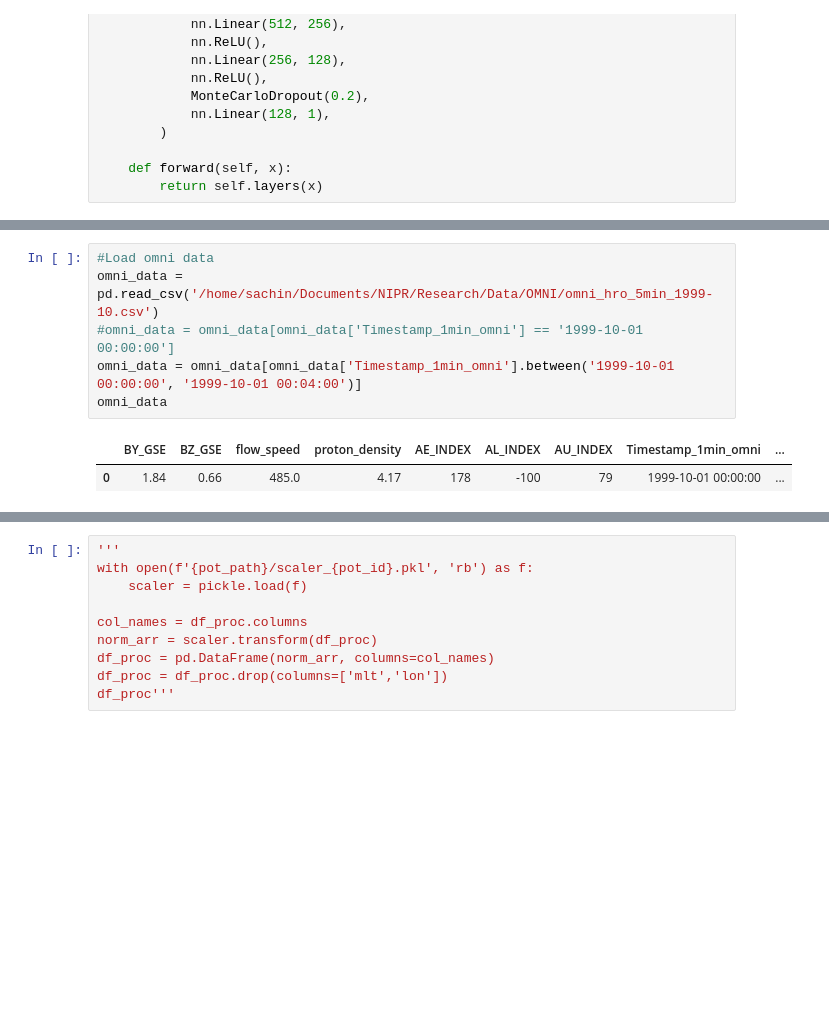
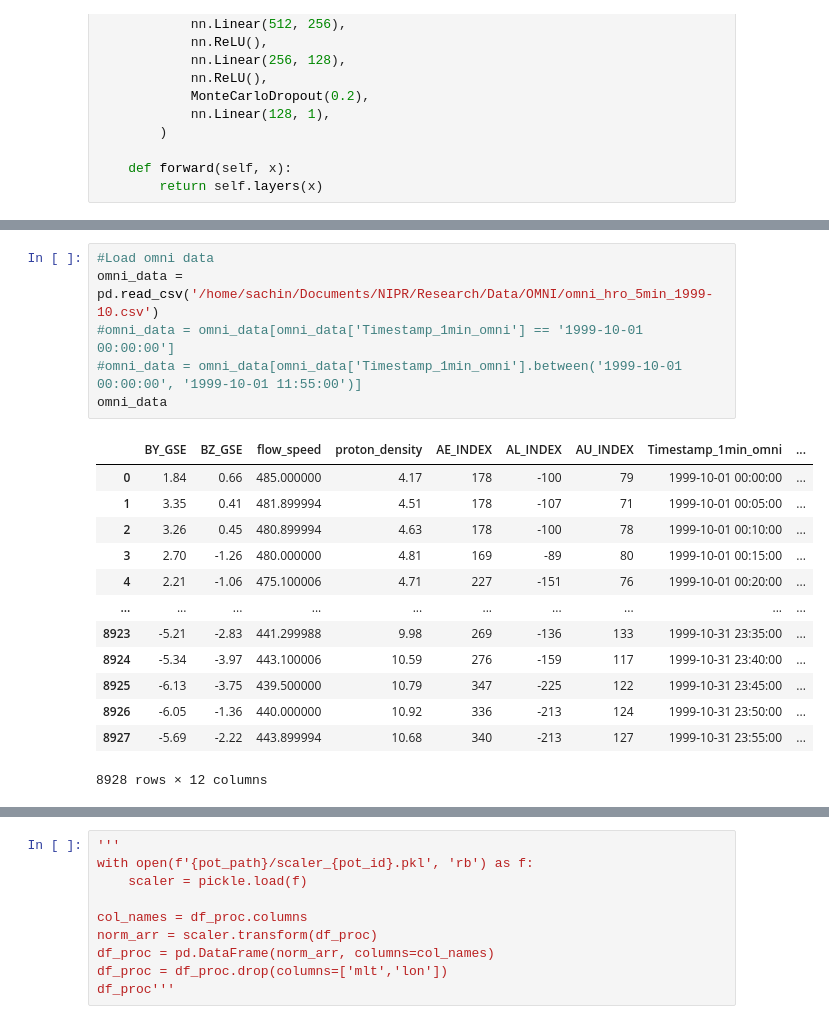
Before and after one commit to reddy-sachin/REPPU-ESN2, a Jupyter notebook: AE/AE_calc_MLP.ipynb, the cells around one changed output, grey strips where cells are left out. Saved outputs shown, nothing was run; the diff lists cells and outputs as text; blank space fills up the shorter version.

```diff
--- a/AE/AE_calc_MLP.ipynb
+++ b/AE/AE_calc_MLP.ipynb
@@ -89,12 +97,23 @@ MLP(
 # %%
 #Load omni data
 omni_data = pd.read_csv('/home/sachin/Documents/NIPR/Research/Data/OMNI/omni_hro_5min_1999-10.csv')
 #omni_data = omni_data[omni_data['Timestamp_1min_omni'] == '1999-10-01 00:00:00']
-omni_data = omni_data[omni_data['Timestamp_1min_omni'].between('1999-10-01 00:00:00', '1999-10-01 00:04:00')]
+#omni_data = omni_data[omni_data['Timestamp_1min_omni'].between('1999-10-01 00:00:00', '1999-10-01 11:55:00')]
 omni_data
 # %% [output]
 |  | BY_GSE | BZ_GSE | flow_speed | proton_density | AE_INDEX | AL_INDEX | AU_INDEX | Timestamp_1min_omni | ... |
-| 0 | 1.84 | 0.66 | 485.0 | 4.17 | 178 | -100 | 79 | 1999-10-01 00:00:00 | ... |
+| 0 | 1.84 | 0.66 | 485.000000 | 4.17 | 178 | -100 | 79 | 1999-10-01 00:00:00 | ... |
+| 1 | 3.35 | 0.41 | 481.899994 | 4.51 | 178 | -107 | 71 | 1999-10-01 00:05:00 | ... |
+| 2 | 3.26 | 0.45 | 480.899994 | 4.63 | 178 | -100 | 78 | 1999-10-01 00:10:00 | ... |
+| 3 | 2.70 | -1.26 | 480.000000 | 4.81 | 169 | -89 | 80 | 1999-10-01 00:15:00 | ... |
+| 4 | 2.21 | -1.06 | 475.100006 | 4.71 | 227 | -151 | 76 | 1999-10-01 00:20:00 | ... |
+| ... | ... | ... | ... | ... | ... | ... | ... | ... | ... |
+| 8923 | -5.21 | -2.83 | 441.299988 | 9.98 | 269 | -136 | 133 | 1999-10-31 23:35:00 | ... |
+| 8924 | -5.34 | -3.97 | 443.100006 | 10.59 | 276 | -159 | 117 | 1999-10-31 23:40:00 | ... |
+| 8925 | -6.13 | -3.75 | 439.500000 | 10.79 | 347 | -225 | 122 | 1999-10-31 23:45:00 | ... |
+| 8926 | -6.05 | -1.36 | 440.000000 | 10.92 | 336 | -213 | 124 | 1999-10-31 23:50:00 | ... |
+| 8927 | -5.69 | -2.22 | 443.899994 | 10.68 | 340 | -213 | 127 | 1999-10-31 23:55:00 | ... |
+8928 rows × 12 columns
 # %%
 def split_to_df(df):
 
```
Also changed, not shown: parts of 18 cells of this notebook, 3 other files.
